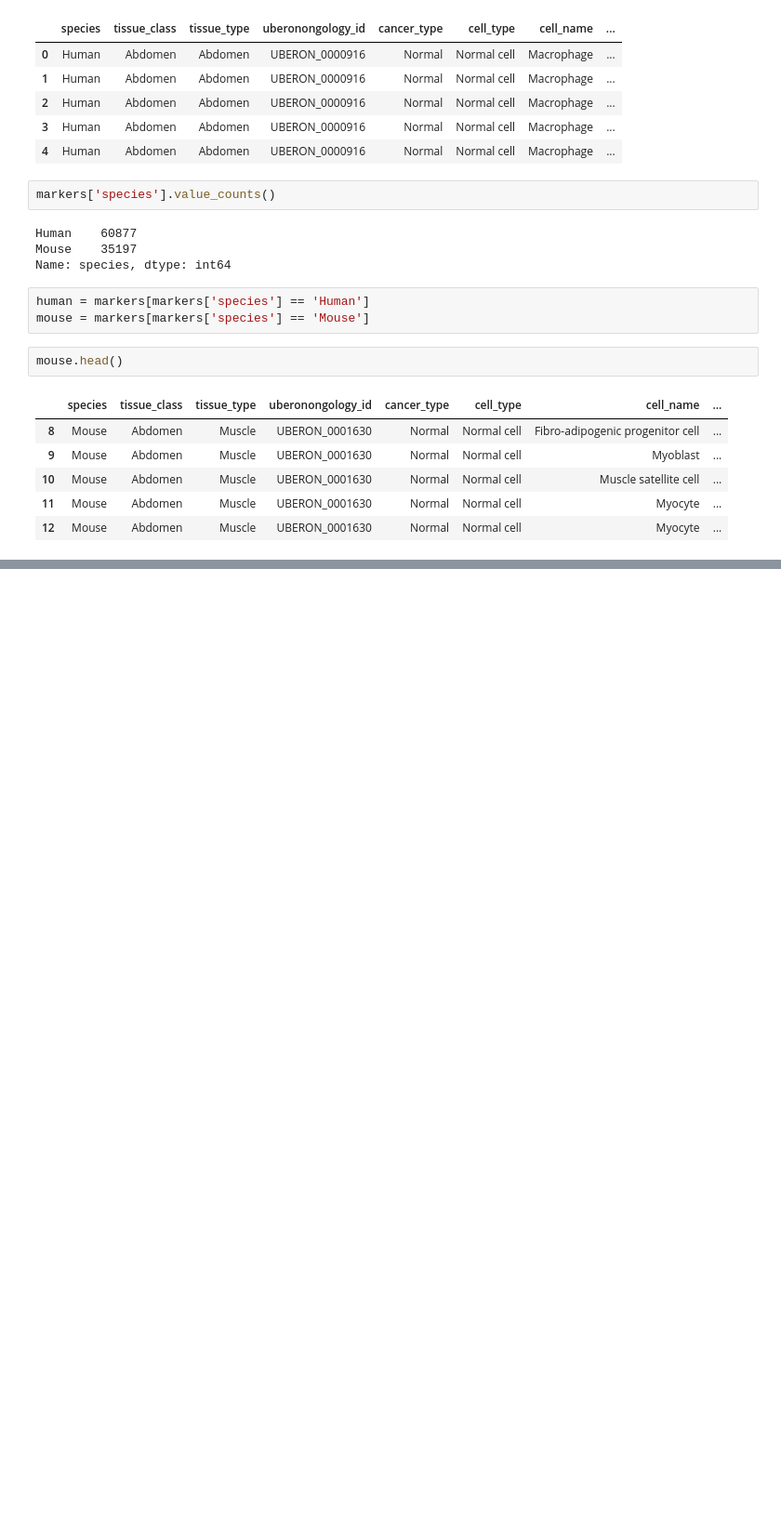
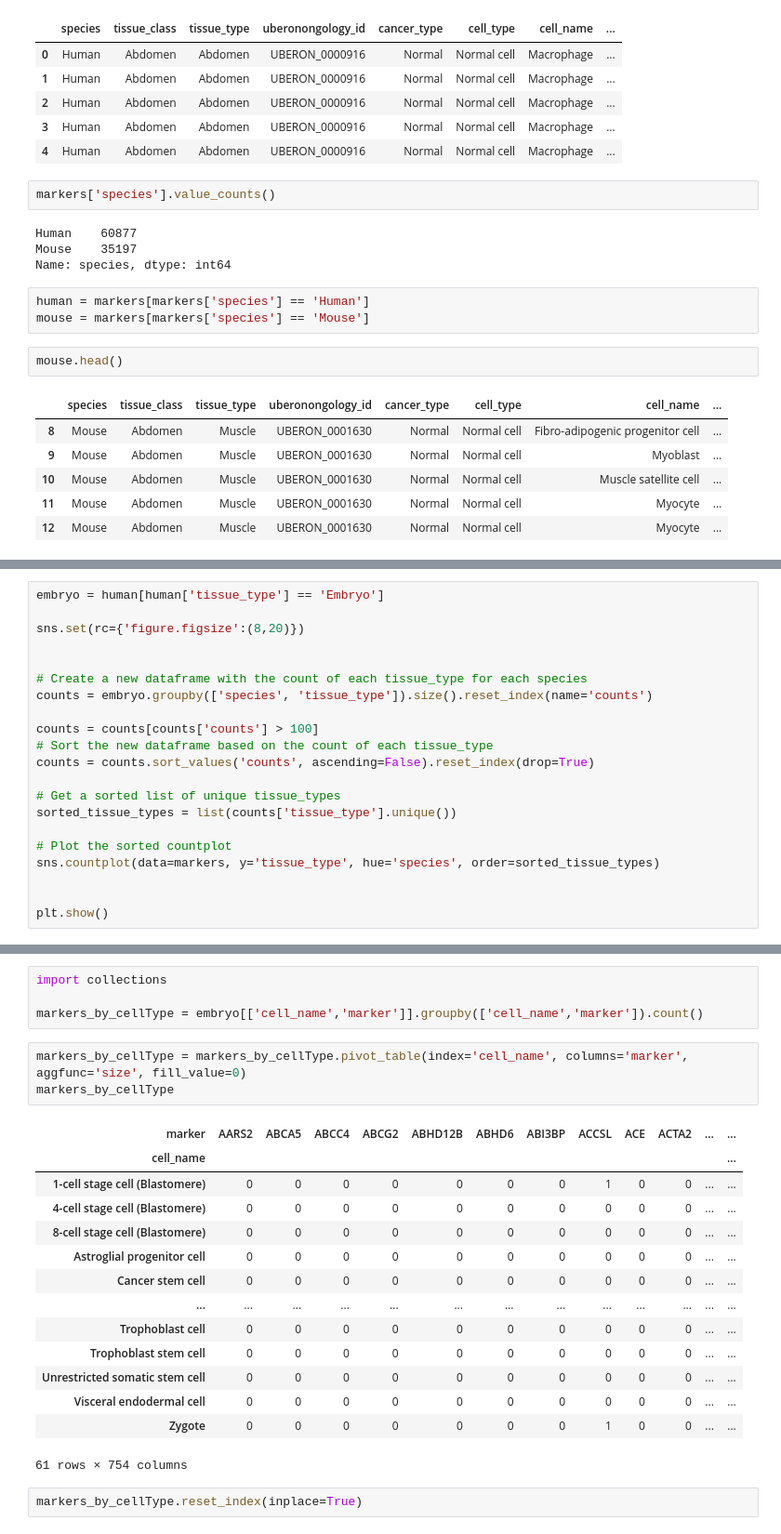
Before and after one commit to recervictory/cell-type-prediction, a Jupyter notebook: cell_markes.ipynb, the cells around one changed output, grey strips where cells are left out. Shown at 93% size. Cells and saved outputs as stored; diff of their text form; blank space fills up the shorter version.

Commit message:
embryo

```diff
--- a/cell_markes.ipynb
+++ b/cell_markes.ipynb
@@ -77,0 +80,21 @@ counts
+# %%
+embryo = human[human['tissue_type'] == 'Embryo']
+
+sns.set(rc={'figure.figsize':(8,20)})
+
+
+# Create a new dataframe with the count of each tissue_type for each species
+counts = embryo.groupby(['species', 'tissue_type']).size().reset_index(name='counts')
+
+counts = counts[counts['counts'] > 100]
+# Sort the new dataframe based on the count of each tissue_type
+counts = counts.sort_values('counts', ascending=False).reset_index(drop=True)
+
+# Get a sorted list of unique tissue_types
+sorted_tissue_types = list(counts['tissue_type'].unique())
+
+# Plot the sorted countplot
+sns.countplot(data=markers, y='tissue_type', hue='species', order=sorted_tissue_types)
+
+
+plt.show()
@@ -77,0 +145,24 @@ counts
+# %%
+import collections
+
+markers_by_cellType = embryo[['cell_name','marker']].groupby(['cell_name','marker']).count()
+# %%
+markers_by_cellType = markers_by_cellType.pivot_table(index='cell_name', columns='marker', aggfunc='size', fill_value=0)
+markers_by_cellType
+# %% [output]
+| marker | AARS2 | ABCA5 | ABCC4 | ABCG2 | ABHD12B | ABHD6 | ABI3BP | ACCSL | ACE | ACTA2 | ... | ... |
+| cell_name |  |  |  |  |  |  |  |  |  |  |  | ... |
+| 1-cell stage cell (Blastomere) | 0 | 0 | 0 | 0 | 0 | 0 | 0 | 1 | 0 | 0 | ... | ... |
+| 4-cell stage cell (Blastomere) | 0 | 0 | 0 | 0 | 0 | 0 | 0 | 0 | 0 | 0 | ... | ... |
+| 8-cell stage cell (Blastomere) | 0 | 0 | 0 | 0 | 0 | 0 | 0 | 0 | 0 | 0 | ... | ... |
+| Astroglial progenitor cell | 0 | 0 | 0 | 0 | 0 | 0 | 0 | 0 | 0 | 0 | ... | ... |
+| Cancer stem cell | 0 | 0 | 0 | 0 | 0 | 0 | 0 | 0 | 0 | 0 | ... | ... |
+| ... | ... | ... | ... | ... | ... | ... | ... | ... | ... | ... | ... | ... |
+| Trophoblast cell | 0 | 0 | 0 | 0 | 0 | 0 | 0 | 0 | 0 | 0 | ... | ... |
+| Trophoblast stem cell | 0 | 0 | 0 | 0 | 0 | 0 | 0 | 0 | 0 | 0 | ... | ... |
+| Unrestricted somatic stem cell | 0 | 0 | 0 | 0 | 0 | 0 | 0 | 0 | 0 | 0 | ... | ... |
+| Visceral endodermal cell | 0 | 0 | 0 | 0 | 0 | 0 | 0 | 0 | 0 | 0 | ... | ... |
+| Zygote | 0 | 0 | 0 | 0 | 0 | 0 | 0 | 1 | 0 | 0 | ... | ... |
+61 rows × 754 columns
+# %%
+markers_by_cellType.reset_index(inplace=True)
```
Also changed, not shown: parts of 10 cells of this notebook.
